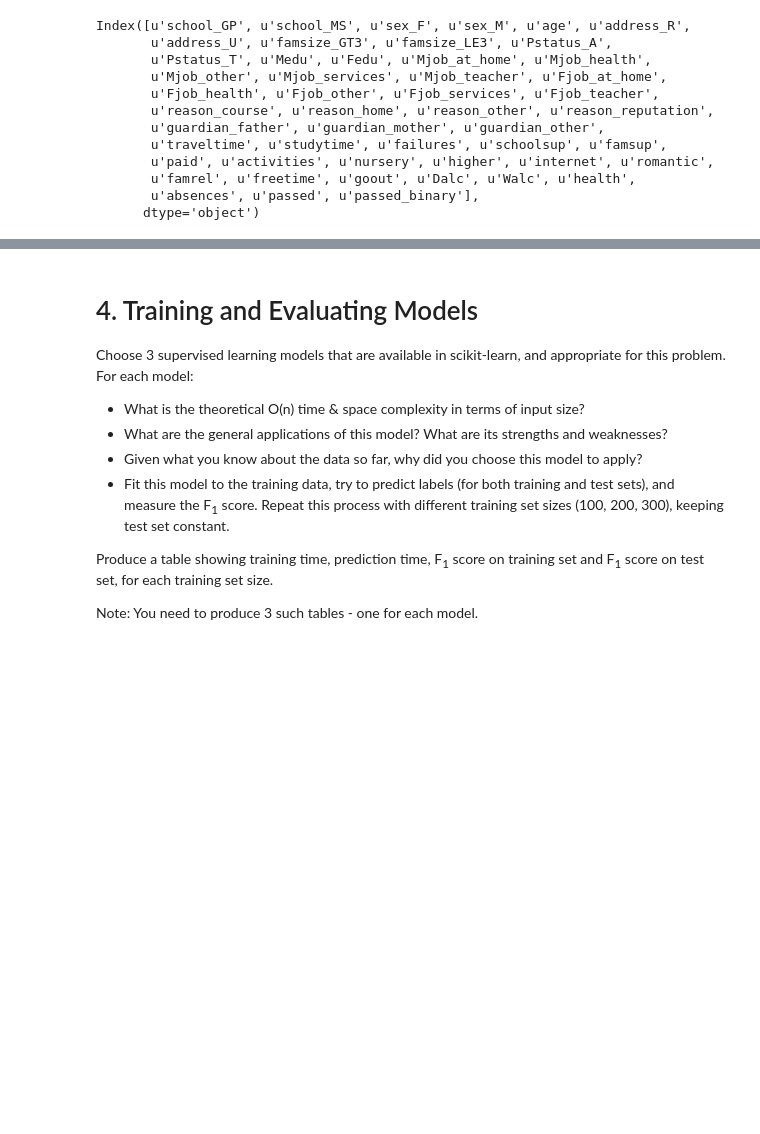
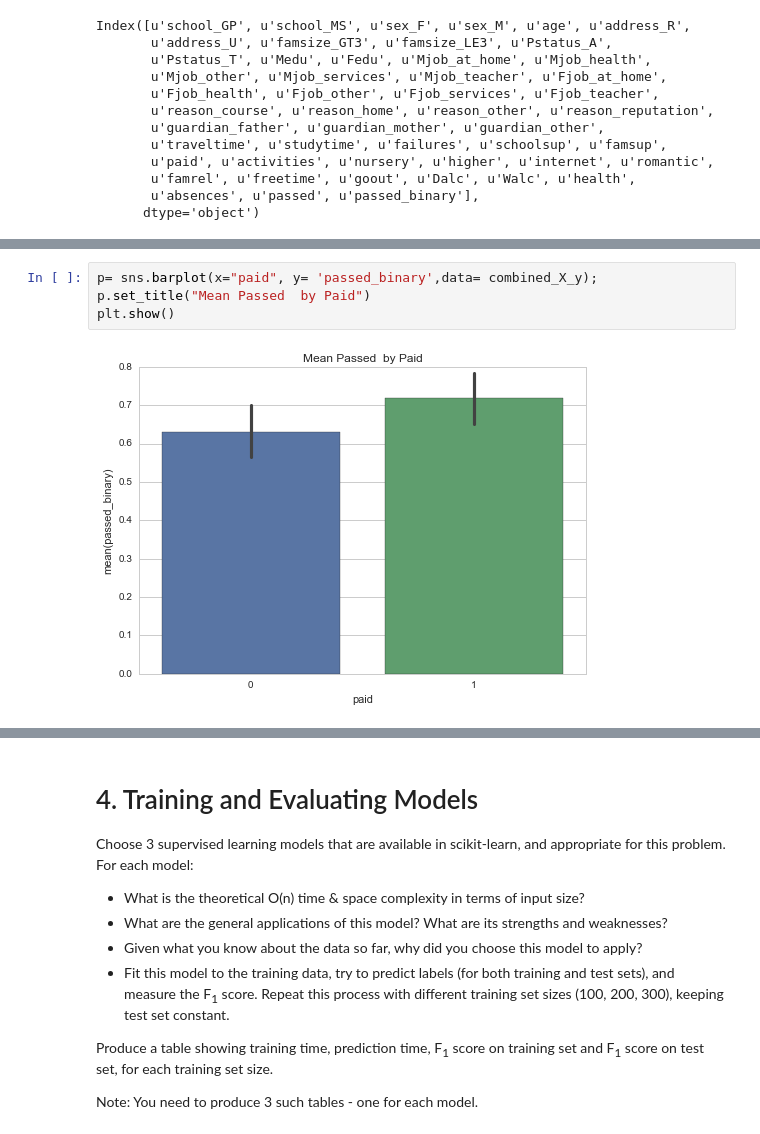
Before and after one commit to baumanab/Udacity_MachineLearningEngineer_ND, a Jupyter notebook: projects/student_intervention/student_intervention.ipynb, the cells around one changed output, grey strips where cells are left out. Drawn from its saved outputs; the diff is of its cells as text; blank space fills up the shorter version.

```diff
--- a/projects/student_intervention/student_intervention.ipynb
+++ b/projects/student_intervention/student_intervention.ipynb
@@ -321 +325,7 @@ sns.barplot(x= combined_X_y.passed, y= combined_X_y.absences)
+# %%
+p= sns.barplot(x="paid", y= 'passed_binary',data= combined_X_y);
+p.set_title("Mean Passed  by Paid")
+plt.show()
+# %% [output]
+[figure, added]
 # %%
```
Also changed, not shown: parts of 64 cells of this notebook, 1 other file.
